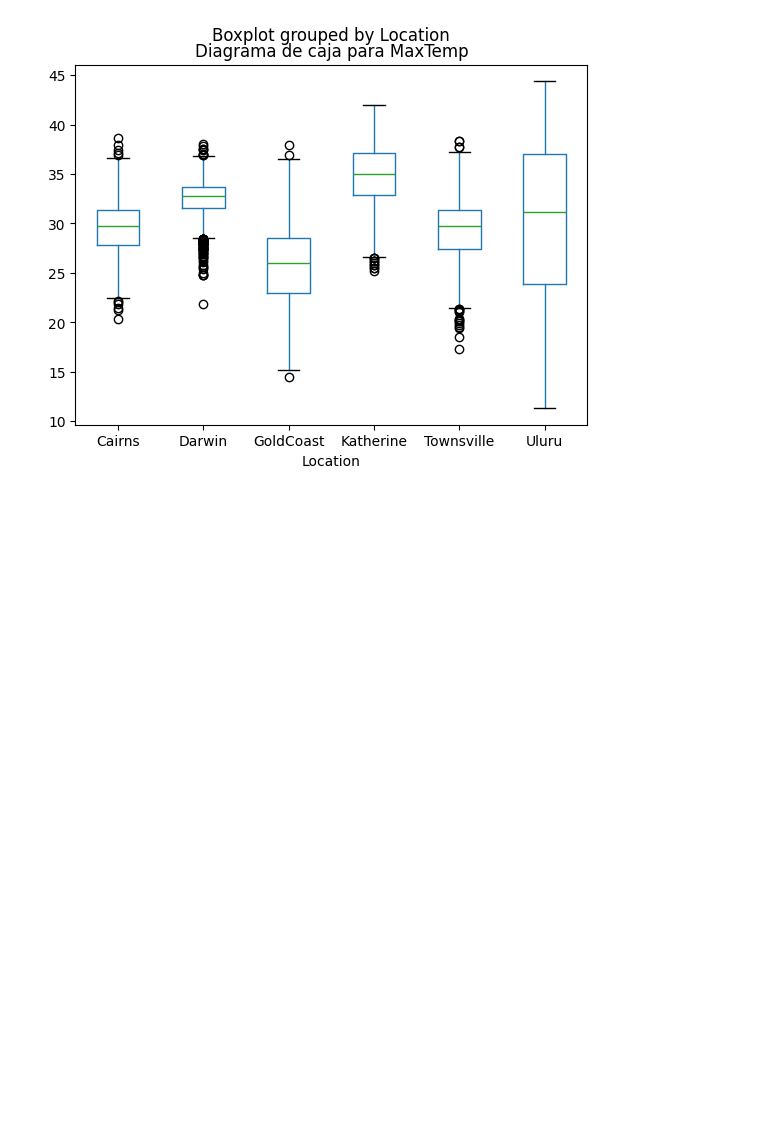
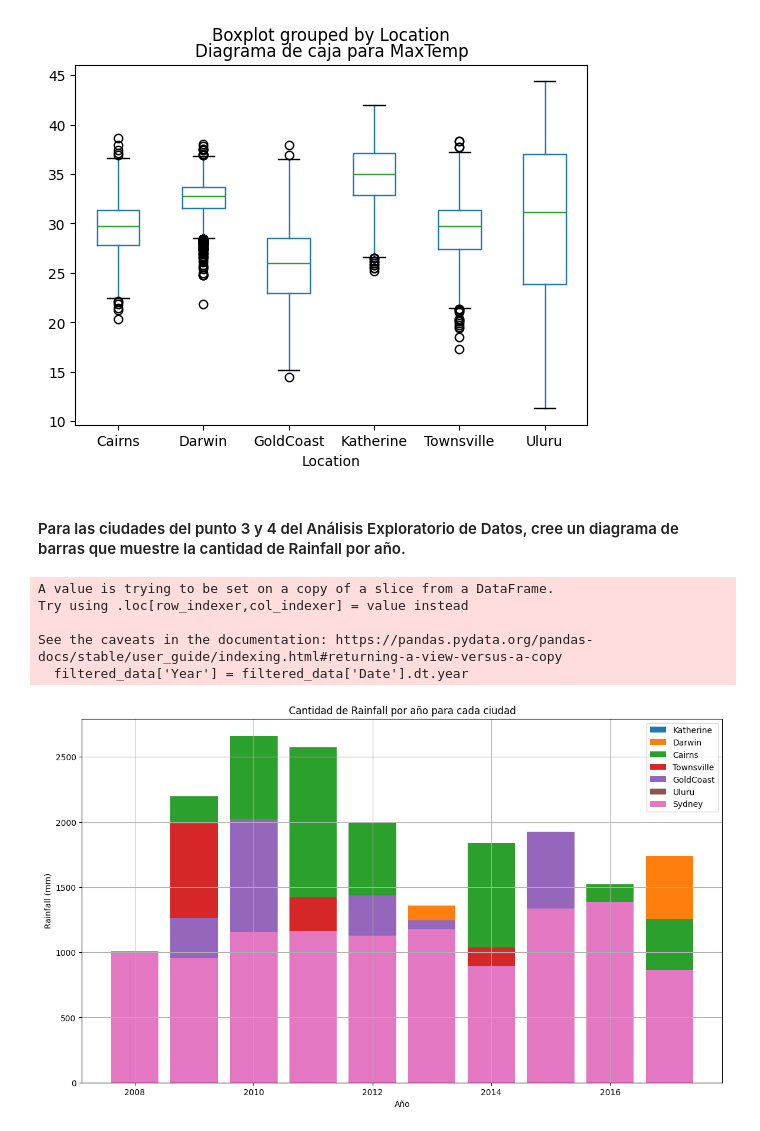
Before and after one commit to Joacogomezc98/CEIOT-ML-TP1, a Jupyter notebook: EDA.ipynb, the cells around one changed output. Saved outputs shown, nothing was run; the diff lists cells and outputs as text; code cells hidden in the pictures; blank space fills up the shorter version.

```diff
--- a/EDA.ipynb
+++ b/EDA.ipynb
@@ -549,3 +549,35 @@ plt.title('Diagrama de caja para MaxTemp')
 Text(0.5, 1.0, 'Diagrama de caja para MaxTemp')
 <Figure size 1200x600 with 0 Axes>
 [figure]
+# %% [markdown]
+#### Para las ciudades del punto 3 y 4 del Análisis Exploratorio de Datos, cree un diagrama de barras que muestre la cantidad de Rainfall por año.
+# %%
+
+ciudades_objetivo = ['Katherine', 'Darwin', 'Cairns', 'Townsville', 'GoldCoast', 'Uluru', 'Sydney']
+filtered_data = ordered_weather[ordered_weather['Location'].isin(ciudades_objetivo)]
+filtered_data['Year'] = filtered_data['Date'].dt.year
+
+# Agregar los datos para calcular la cantidad de Rainfall por año para cada ciudad
+rainfall_per_year = filtered_data.groupby(['Location', 'Year'])['Rainfall'].sum().reset_index()
+# rainfall_per_year.head(5)
+#
+
+# Crear el diagrama de barras
+plt.figure(figsize=(14, 8))
+for city in ciudades_objetivo:
+    city_data = rainfall_per_year[rainfall_per_year['Location'] == city]
+    plt.bar(city_data['Year'], city_data['Rainfall'], label=city)
+
+plt.title('Cantidad de Rainfall por año para cada ciudad')
+plt.xlabel('Año')
+plt.ylabel('Rainfall (mm)')
+plt.legend()
+plt.grid(True)
+plt.show()
+# %% [output]
+A value is trying to be set on a copy of a slice from a DataFrame.
+Try using .loc[row_indexer,col_indexer] = value instead
+
+See the caveats in the documentation: https://pandas.pydata.org/pandas-docs/stable/user_guide/indexing.html#returning-a-view-versus-a-copy
+  filtered_data['Year'] = filtered_data['Date'].dt.year
+[figure, added]
```
Also changed, not shown: parts of 8 cells of this notebook, 1 other file.
